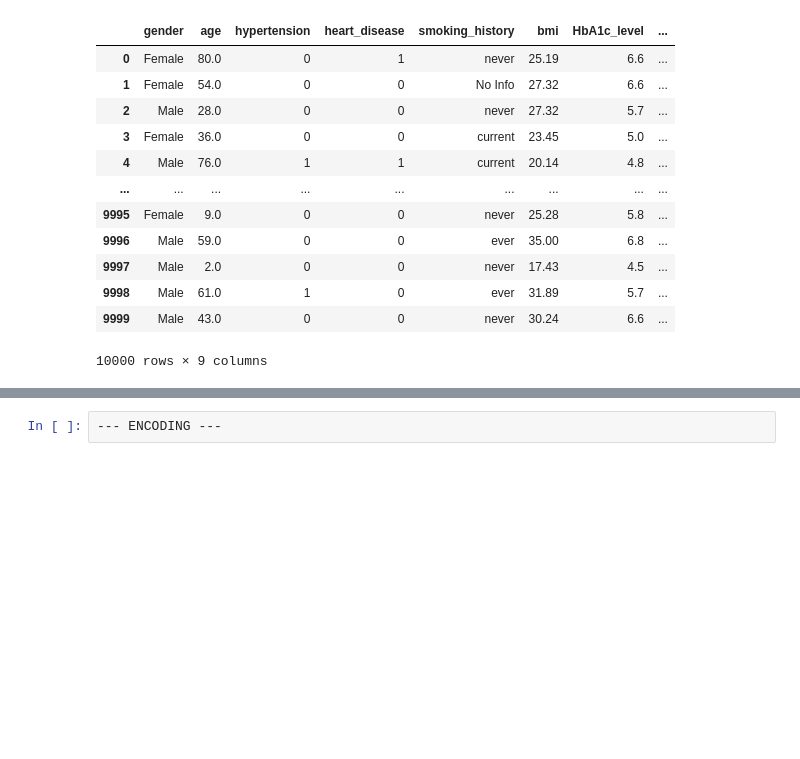
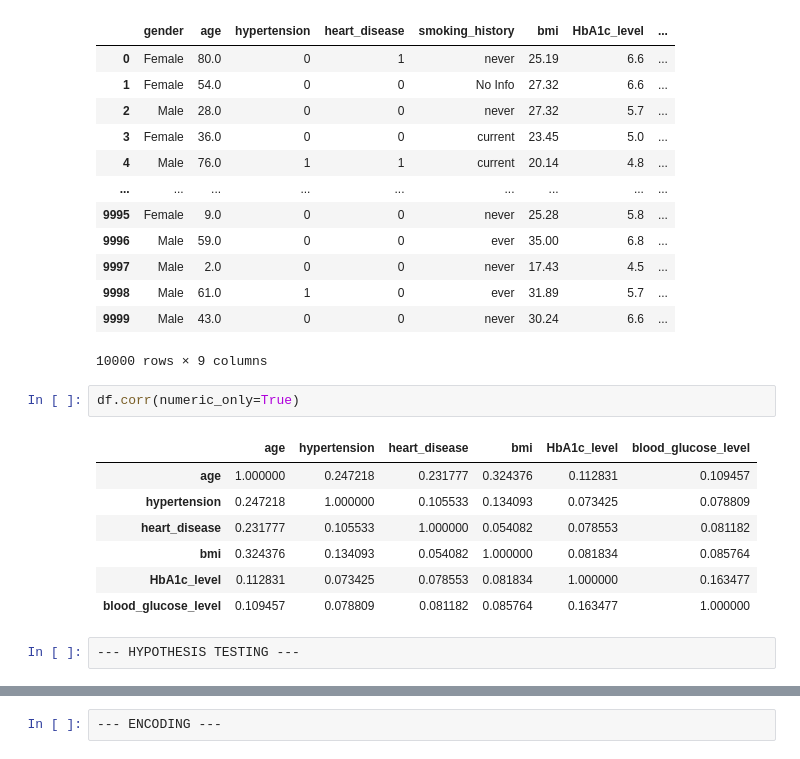
Before and after one commit to yukeshoff/Classification_ML_projects, a Jupyter notebook: ML PROJECT 1(classification).ipynb, the cells around one changed output, grey strips where cells are left out. Cells and saved outputs as stored; diff of their text form; blank space fills up the shorter version.

```diff
--- a/ML PROJECT 1(classification).ipynb
+++ b/ML PROJECT 1(classification).ipynb
@@ -57,3 +77,15 @@ df
 | 9998 | Male | 61.0 | 1 | 0 | ever | 31.89 | 5.7 | ... |
 | 9999 | Male | 43.0 | 0 | 0 | never | 30.24 | 6.6 | ... |
 10000 rows × 9 columns
+# %%
+df.corr(numeric_only=True)
+# %% [output]
+|  | age | hypertension | heart_disease | bmi | HbA1c_level | blood_glucose_level |
+| age | 1.000000 | 0.247218 | 0.231777 | 0.324376 | 0.112831 | 0.109457 |
+| hypertension | 0.247218 | 1.000000 | 0.105533 | 0.134093 | 0.073425 | 0.078809 |
+| heart_disease | 0.231777 | 0.105533 | 1.000000 | 0.054082 | 0.078553 | 0.081182 |
+| bmi | 0.324376 | 0.134093 | 0.054082 | 1.000000 | 0.081834 | 0.085764 |
+| HbA1c_level | 0.112831 | 0.073425 | 0.078553 | 0.081834 | 1.000000 | 0.163477 |
+| blood_glucose_level | 0.109457 | 0.078809 | 0.081182 | 0.085764 | 0.163477 | 1.000000 |
+# %%
+--- HYPOTHESIS TESTING ---
```
Also changed, not shown: parts of 89 cells of this notebook.
